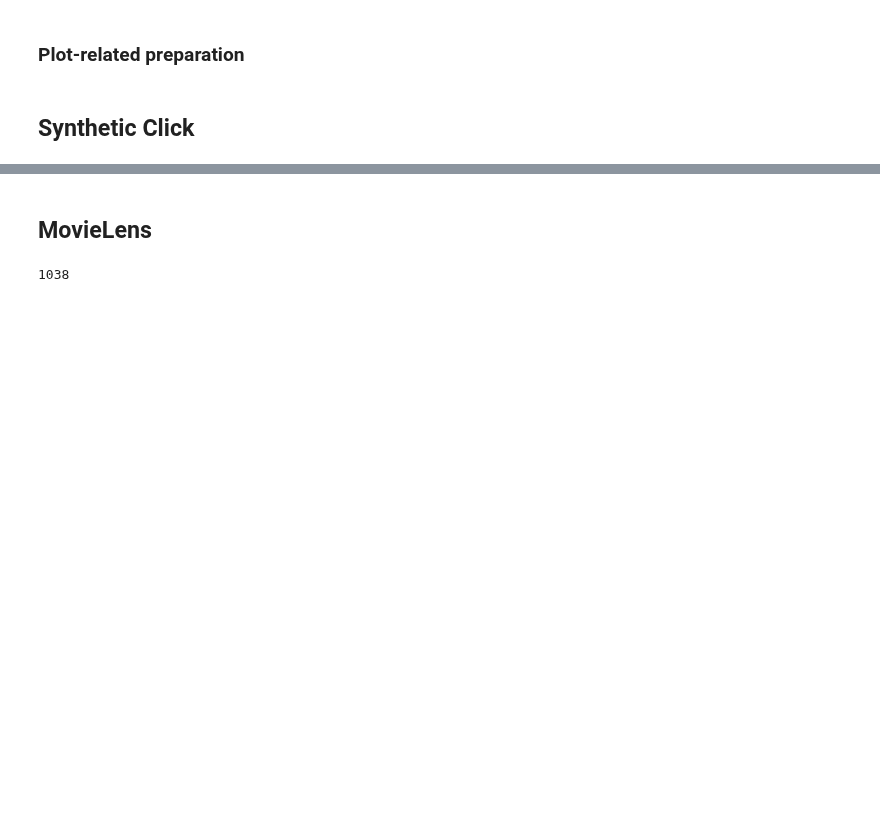
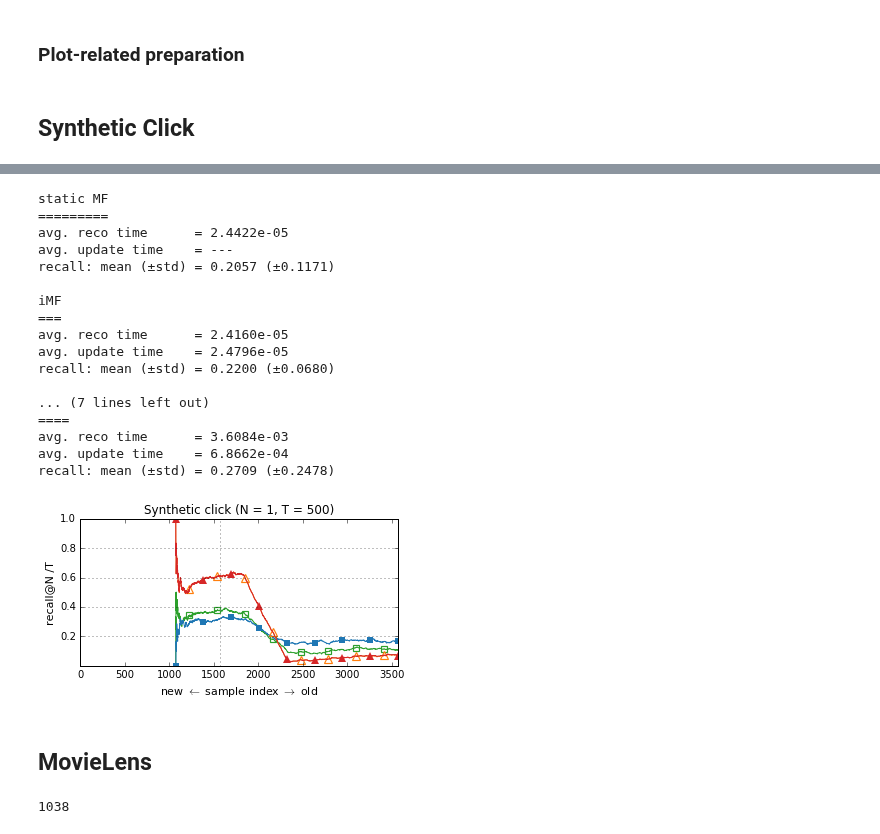
Before and after one commit to takuti/stream-recommender, a Jupyter notebook: paper-iFMs.ipynb, the cells around one changed output, grey strips where cells are left out. Cells and saved outputs as stored; diff of their text form; code cells hidden in the pictures; blank space fills up the shorter version.

Commit message:
:notebook: figure

```diff
--- a/paper-iFMs.ipynb
+++ b/paper-iFMs.ipynb
@@ -132,3 +76,32 @@ def read_result(dirname, dataset, method, T, n_trial):
             recalls.append(lines[2:])
 
     return {'t_reco': t_reco / n_trial, 't_update': t_update / n_trial, 'recalls': recalls}
+# %%
+def show_results(MF, iMF, FMs, iFMs):
+    print('static MF')
+    print('=========')
+    print('avg. reco time      = %.4e' % MF['t_reco'])
+    print('avg. update time    = ---')
+    print('recall: mean (±std) = %.4f (±%.4f)' % (np.mean(MF['recalls']), np.std(MF['recalls'])))
+    print()
+
+    print('iMF')
+    print('===')
+    print('avg. reco time      = %.4e' % iMF['t_reco'])
+    print('avg. update time    = %.4e' % iMF['t_update'])
+    print('recall: mean (±std) = %.4f (±%.4f)' % (np.mean(iMF['recalls']), np.std(iMF['recalls'])))
+    print()
+
+    print('static FMs')
+    print('==========')
+    print('avg. reco time      = %.4e' % FMs['t_reco'])
+    print('avg. update time    = ---')
+    print('recall: mean (±std) = %.4f (±%.4f)' % (np.mean(FMs['recalls']), np.std(FMs['recalls'])))
+    print()
+
+    print('iFMs')
+    print('====')
+    print('avg. reco time      = %.4e' % iFMs['t_reco'])
+    print('avg. update time    = %.4e' % iFMs['t_update'])
+    print('recall: mean (±std) = %.4f (±%.4f)' % (np.mean(iFMs['recalls']), np.std(iFMs['recalls'])))
+    print()
@@ -136,9 +151,9 @@ def read_result(dirname, dataset, method, T, n_trial):
 ## Synthetic Click
 # %%
 ## k=2, reg_w0=2., reg_w=8., reg_V=16., lr=0.001, epoch=1
-click_staticFMs = read_result('results/recprofile', 'click', 'static-FMs', '500', 5)
-click_iFMs = read_result('results/recprofile', 'click', 'iFMs', '500', 5)
+click_staticFMs = read_result('results/recprofile/click', 'click', 'static-FMs', '500', 1)
+click_iFMs = read_result('results/recprofile/click', 'click', 'iFMs', '500', 1)
 
 ## k=2, reg=0.01, lr=0.001, epoch=100
-click_staticMF = read_result('results/recprofile', 'click', 'static-MF', '500', 5)
-click_iMF = read_result('results/recprofile', 'click', 'iMF', '500', 5)
+click_staticMF = read_result('results/recprofile/click', 'click', 'static-MF', '500', 1)
+click_iMF = read_result('results/recprofile/click', 'click', 'iMF', '500', 1)
@@ -224,3 +160,28 @@ recall: mean (±std) = 0.2708 (±0.2479)
+# %%
+plot('Synthetic click', exp_click, click_staticMF, click_iMF, click_staticFMs, click_iFMs, N=1, T=500)
+plt.yticks([.2, .4, .6, .8, 1.])
+plt.ylim([0.0, 1.])
+
+show_results(click_staticMF, click_iMF, click_staticFMs, click_iFMs)
+# %% [output]
+static MF
+=========
+avg. reco time      = 2.4422e-05
+avg. update time    = ---
+recall: mean (±std) = 0.2057 (±0.1171)
+
+iMF
+===
+avg. reco time      = 2.4160e-05
+avg. update time    = 2.4796e-05
+recall: mean (±std) = 0.2200 (±0.0680)
+
+... (7 lines left out)
+====
+avg. reco time      = 3.6084e-03
+avg. update time    = 6.8662e-04
+recall: mean (±std) = 0.2709 (±0.2478)
+[figure, added]
 # %% [markdown]
 ## MovieLens
 # %%
```
Also changed, not shown: parts of 19 cells of this notebook.
